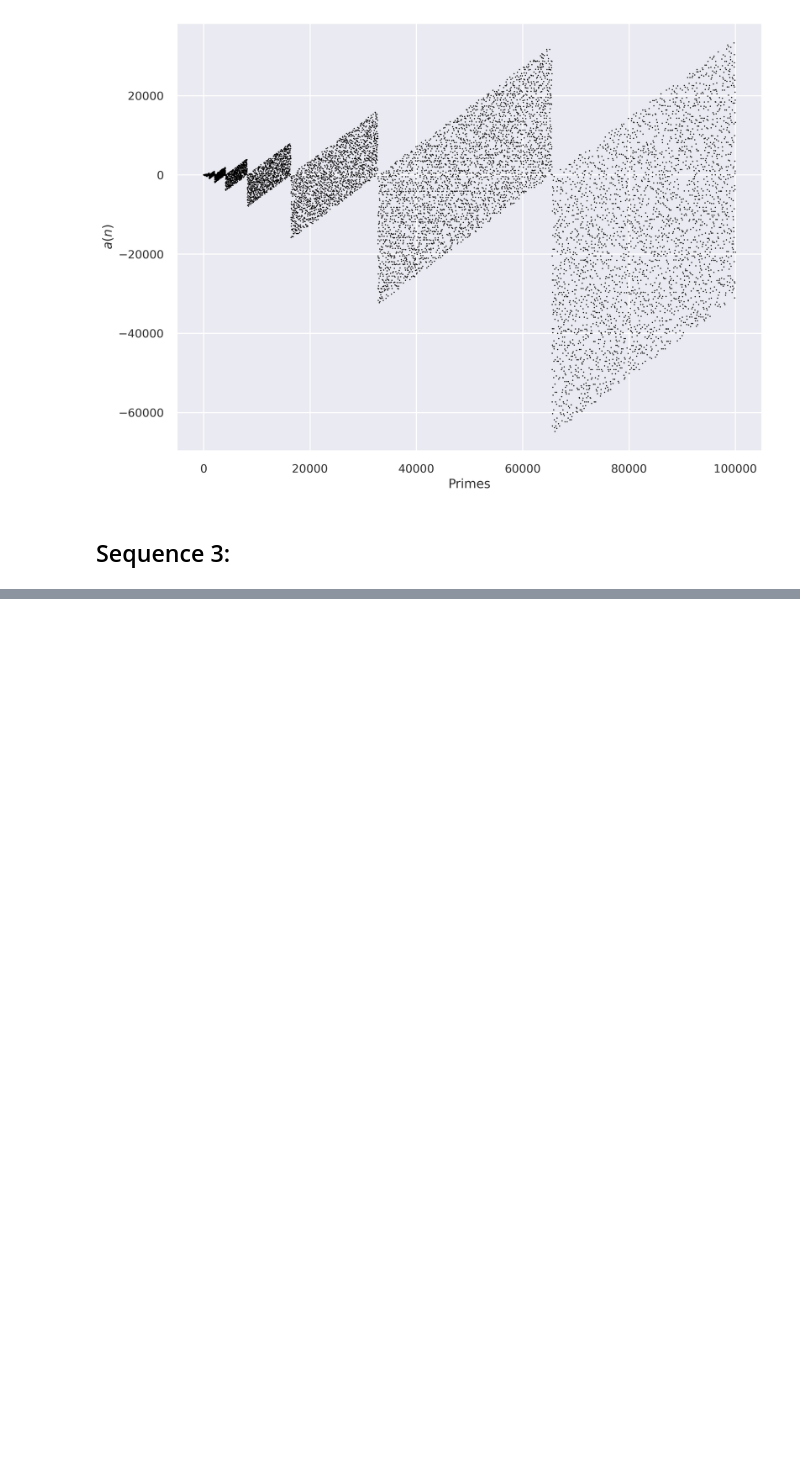
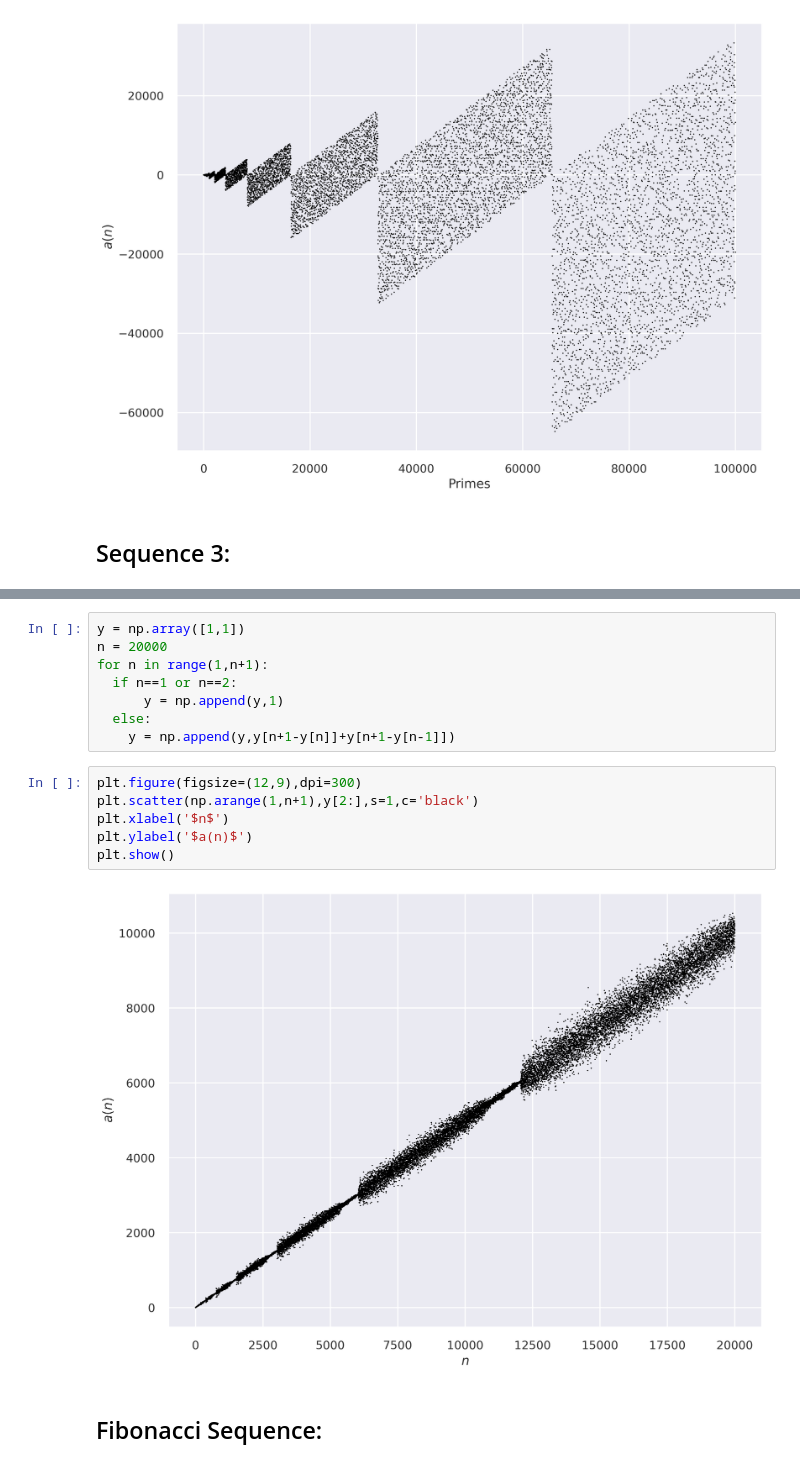
Before and after one commit to arnav257/Math, a Jupyter notebook: Sequences.ipynb, the cells around one changed output, grey strips where cells are left out. Cells and saved outputs as stored; diff of their text form; blank space fills up the shorter version.

```diff
--- a/Sequences.ipynb
+++ b/Sequences.ipynb
@@ -100,0 +103,18 @@ plt.show()
+# %%
+y = np.array([1,1])
+n = 20000
+for n in range(1,n+1):
+  if n==1 or n==2:
+      y = np.append(y,1)
+  else:
+    y = np.append(y,y[n+1-y[n]]+y[n+1-y[n-1]])
+# %%
+plt.figure(figsize=(12,9),dpi=300)
+plt.scatter(np.arange(1,n+1),y[2:],s=1,c='black')
+plt.xlabel('$n$')
+plt.ylabel('$a(n)$')
+plt.show()
+# %% [output]
+[figure, added]
+# %% [markdown]
+## Fibonacci Sequence:
```
Also changed, not shown: parts of 5 cells of this notebook.
